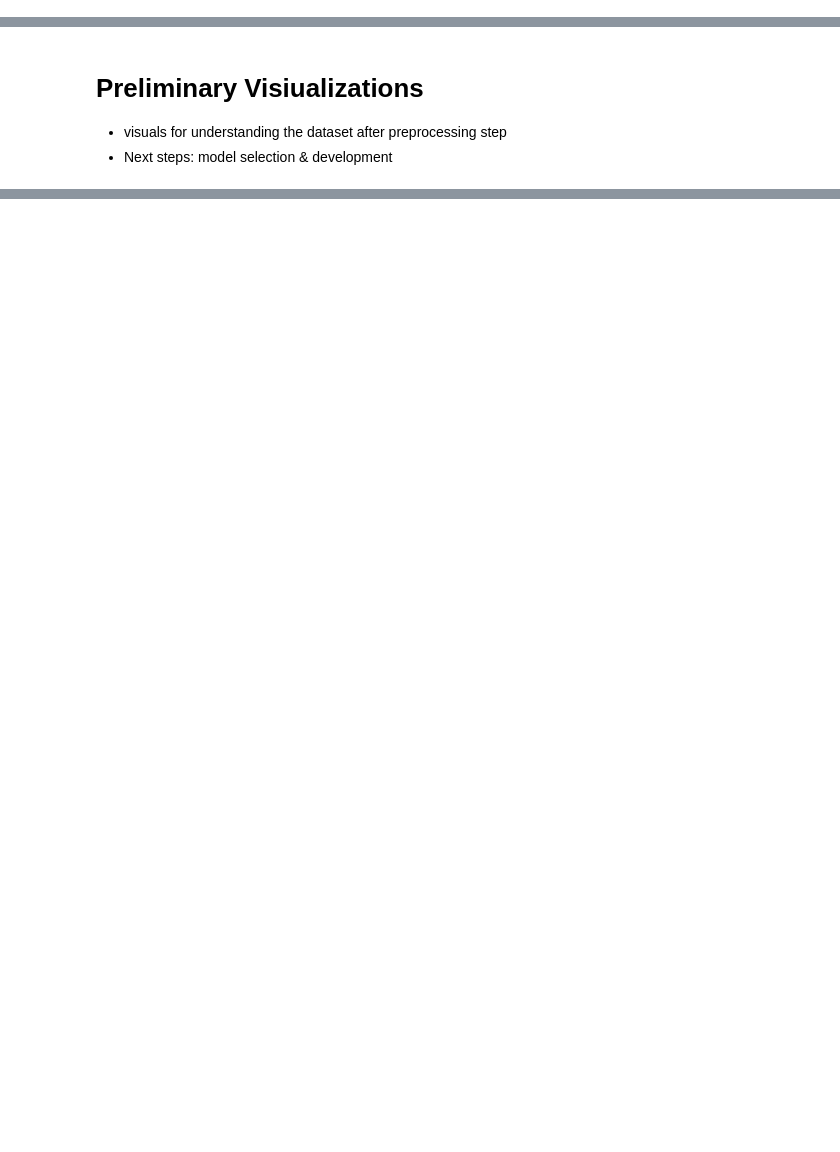
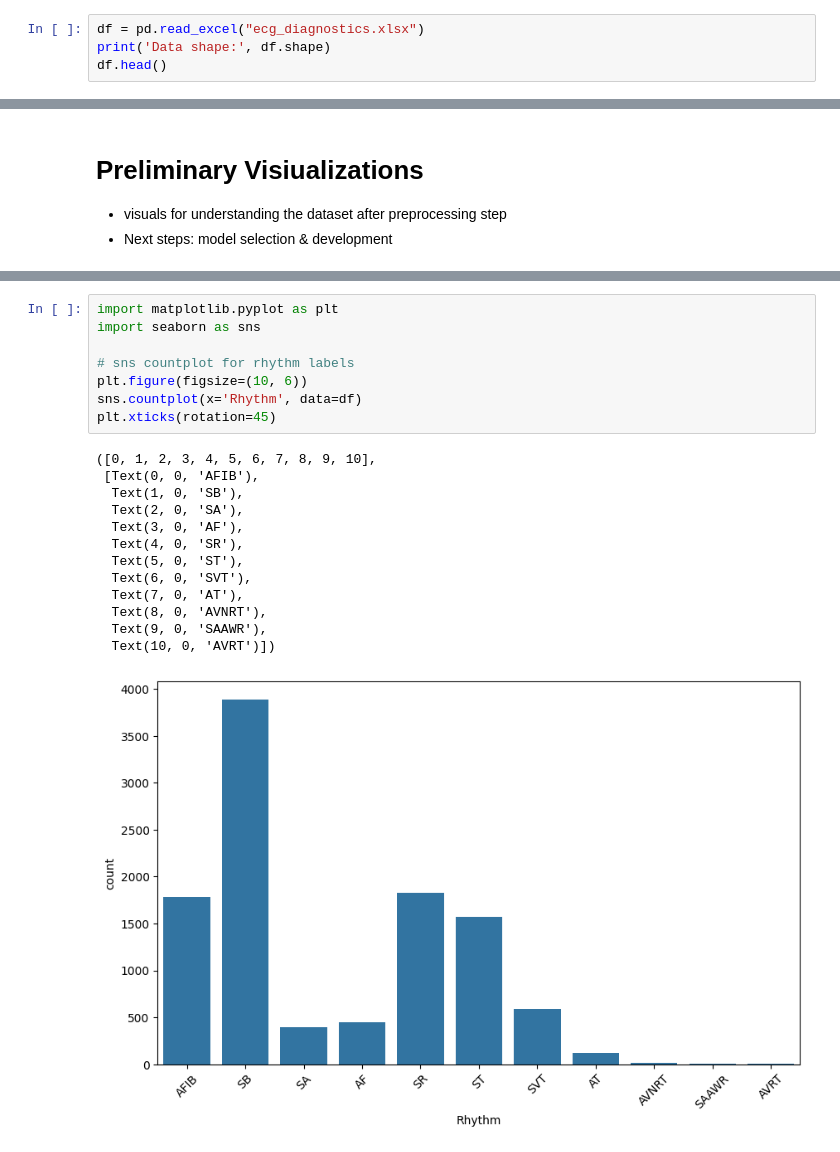
Before and after one commit to mlhbui/ml-ecg, a Jupyter notebook: src/Bui_EKG_ML_Model.ipynb, the cells around one changed output, grey strips where cells are left out. Saved outputs shown, nothing was run; the diff lists cells and outputs as text; blank space fills up the shorter version.

```diff
--- a/src/Bui_EKG_ML_Model.ipynb
+++ b/src/Bui_EKG_ML_Model.ipynb
@@ -430,0 +150,4 @@ Sparsity Ratio: 90.42%
+# %%
+df = pd.read_excel("ecg_diagnostics.xlsx")
+print('Data shape:', df.shape)
+df.head()
@@ -491,3 +401,25 @@ plt.show()
+# %%
+import matplotlib.pyplot as plt
+import seaborn as sns
+
+# sns countplot for rhythm labels
+plt.figure(figsize=(10, 6))
+sns.countplot(x='Rhythm', data=df)
+plt.xticks(rotation=45)
+# %% [output]
+([0, 1, 2, 3, 4, 5, 6, 7, 8, 9, 10],
+ [Text(0, 0, 'AFIB'),
+  Text(1, 0, 'SB'),
+  Text(2, 0, 'SA'),
+  Text(3, 0, 'AF'),
+  Text(4, 0, 'SR'),
+  Text(5, 0, 'ST'),
+  Text(6, 0, 'SVT'),
+  Text(7, 0, 'AT'),
+  Text(8, 0, 'AVNRT'),
+  Text(9, 0, 'SAAWR'),
+  Text(10, 0, 'AVRT')])
+[figure, added]
 # %% [markdown]
 # Model Selection
 
```
Also changed, not shown: parts of 58 cells of this notebook.
